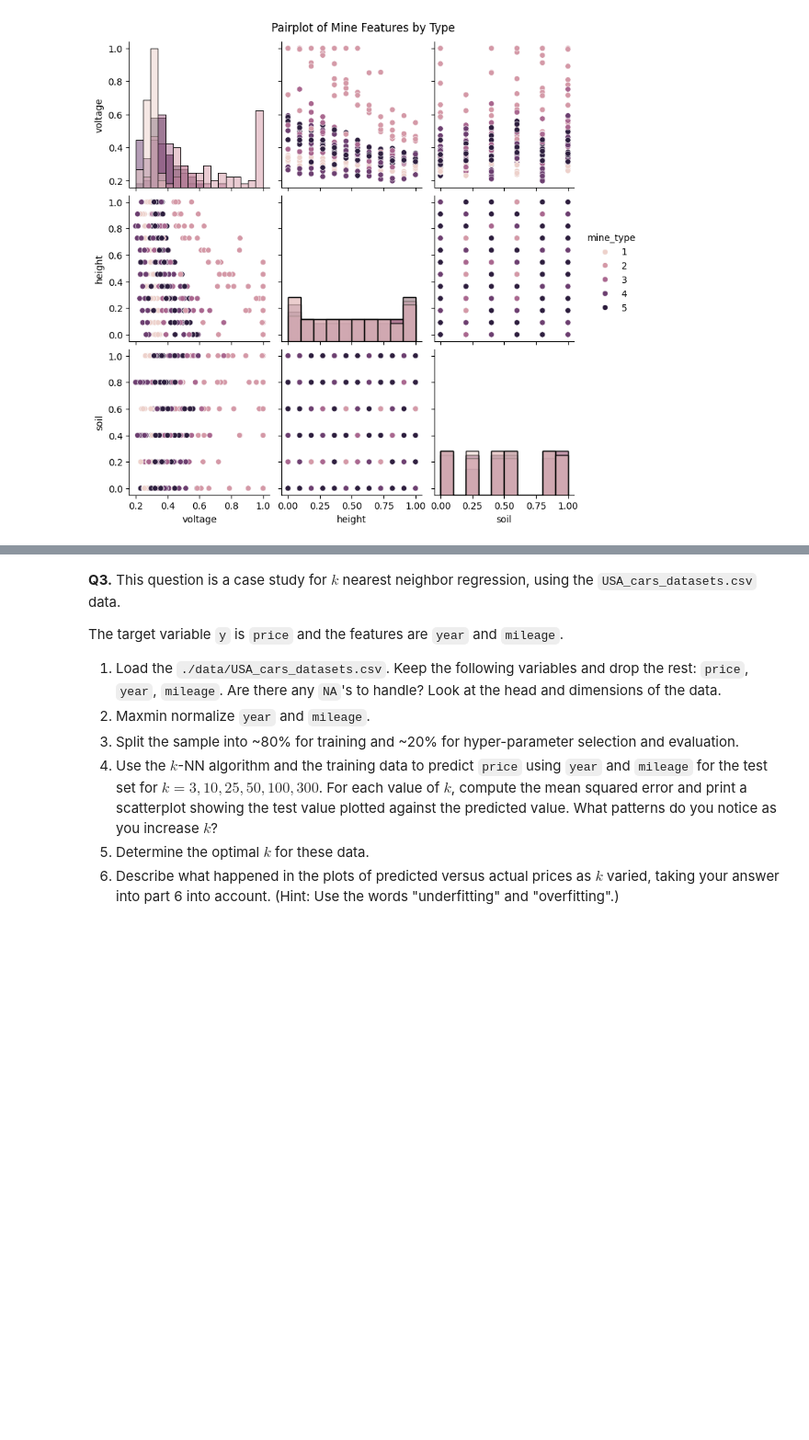
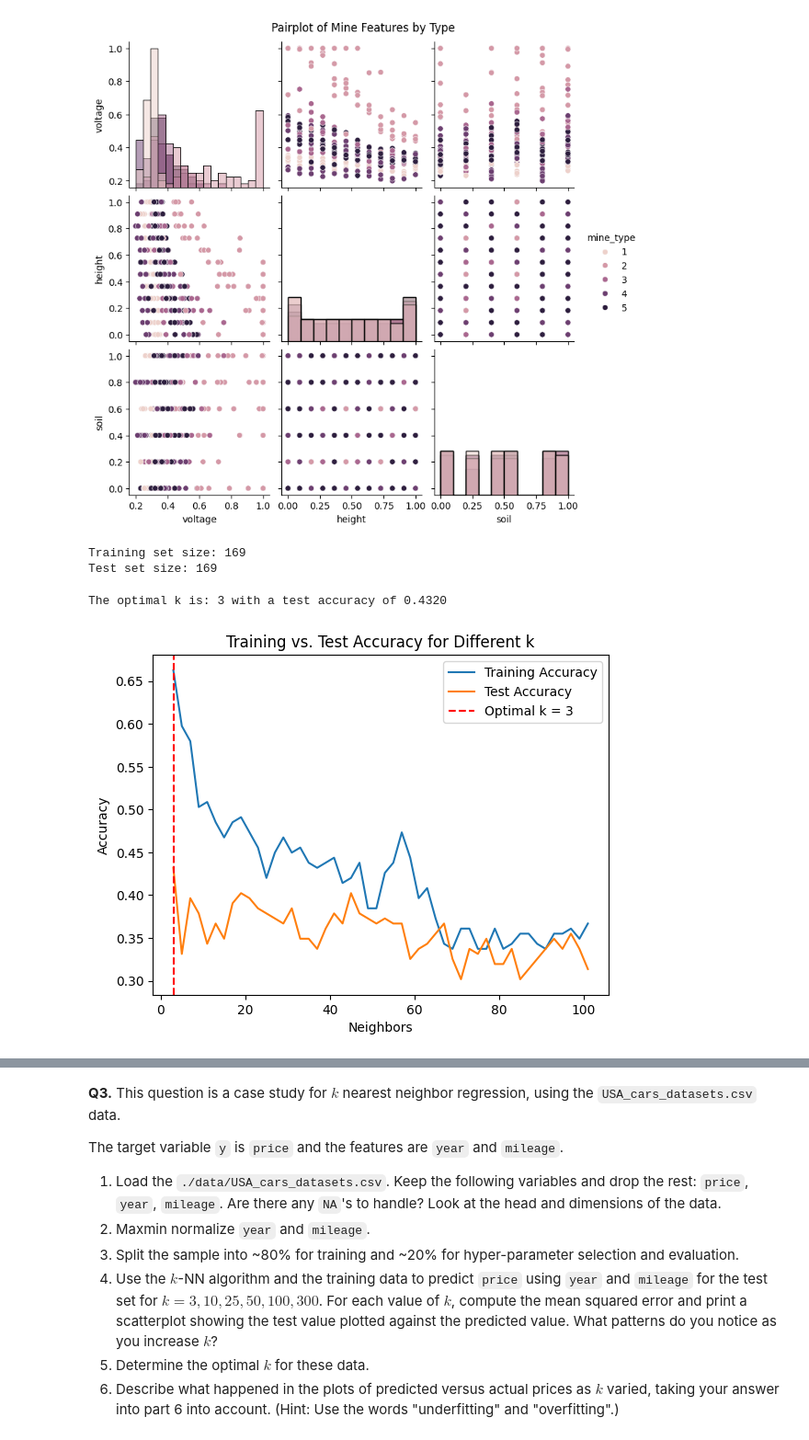
Before and after one commit to brishti-c/undergrad_ml_assignments, a Jupyter notebook: 02_assignment_knn.ipynb, the cells around one changed output, grey strips where cells are left out. Shown at 92% size. Saved outputs shown, nothing was run; the diff lists cells and outputs as text; code cells hidden in the pictures; blank space fills up the shorter version.

```diff
--- a/02_assignment_knn.ipynb
+++ b/02_assignment_knn.ipynb
@@ -99,3 +90,57 @@ Data columns (total 4 columns):
 75%      0.482628    0.727273    0.800000
 max      0.999999    1.000000    1.000000
 [figure]
+# %%
+from sklearn.model_selection import train_test_split
+
+# Define features (X) and target (y)
+X = mines_df[['voltage', 'height', 'soil']]
+y = mines_df['mine_type']
+
+# Split the data 50/50, stratifying by y
+X_train, X_test, y_train, y_test = train_test_split(
+    X, y, test_size=0.5, random_state=100, stratify=y
+)
+
+print(f"Training set size: {len(X_train)}")
+print(f"Test set size: {len(X_test)}")
+# %% [output]
+Training set size: 169
+Test set size: 169
+# %%
+from sklearn.neighbors import KNeighborsClassifier
+
+# Define a grid of odd k values (as shown in the slide)
+k_grid = np.array([(2*k + 3) for k in range(0, 50)])
+
+test_accuracies = []
+train_accuracies = []
+
+for k in k_grid:
+    model = KNeighborsClassifier(n_neighbors=k)
+    model.fit(X_train, y_train)
+
+    # Compute accuracies
+    test_acc = model.score(X_test, y_test)
+    train_acc = model.score(X_train, y_train)
+
+    test_accuracies.append(test_acc)
+    train_accuracies.append(train_acc)
+
+# Find the optimal k (the one with the highest test accuracy)
+optimal_index = np.argmax(test_accuracies)
+k_optimal = k_grid[optimal_index]
+optimal_test_accuracy = test_accuracies[optimal_index]
+
+print(f"The optimal k is: {k_optimal} with a test accuracy of {optimal_test_accuracy:.4f}")
+
+# Plot the results (mimicking the slide's plot)
+sns.lineplot(x=k_grid, y=train_accuracies, label='Training Accuracy').set(xlabel='Neighbors', ylabel='Accuracy')
+sns.lineplot(x=k_grid, y=test_accuracies, label='Test Accuracy')
+plt.title('Training vs. Test Accuracy for Different k')
+plt.axvline(x=k_optimal, color='red', linestyle='--', label=f'Optimal k = {k_optimal}')
+plt.legend()
+plt.show()
+# %% [output]
+The optimal k is: 3 with a test accuracy of 0.4320
+[figure, added]
```
Also changed, not shown: parts of 15 cells of this notebook.
